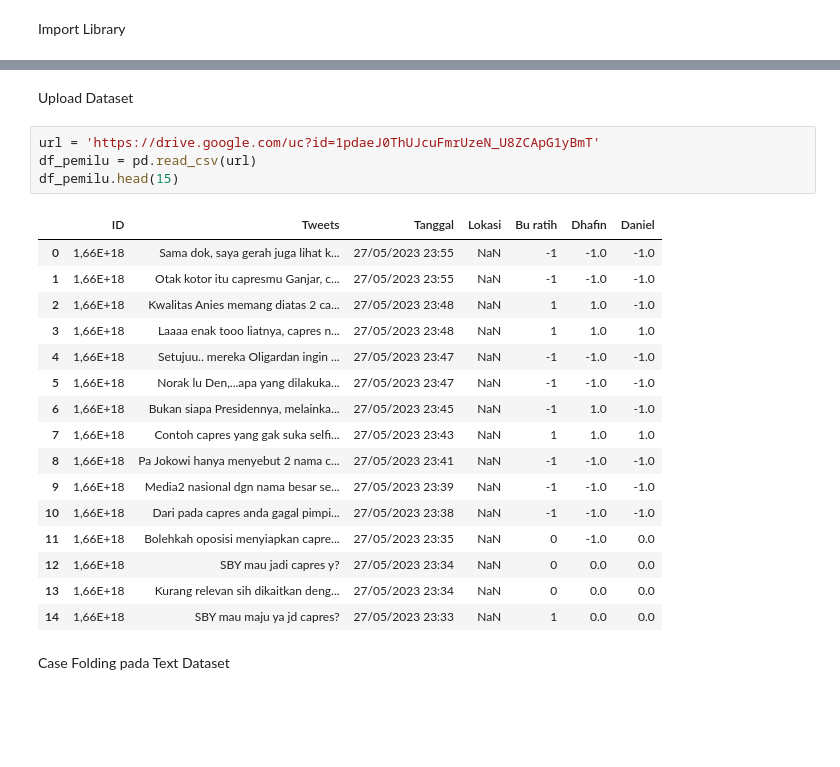
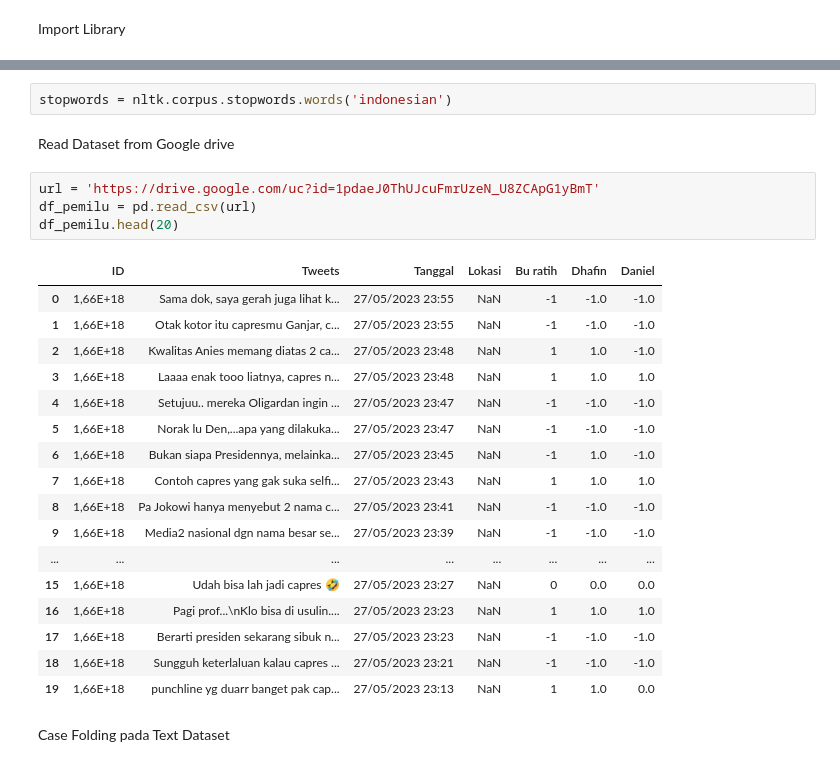
Before and after one commit to fhinnn/Twitter_crawl, a Jupyter notebook: notebook/Textprocessing_Data.ipynb, the cells around one changed output, grey strips where cells are left out. Cells and saved outputs as stored; diff of their text form; blank space fills up the shorter version.

```diff
--- a/notebook/Textprocessing_Data.ipynb
+++ b/notebook/Textprocessing_Data.ipynb
@@ -23,27 +28,30 @@ nltk.download('punkt')
 True
-# %% [markdown]
-Upload Dataset
+# %%
+stopwords = nltk.corpus.stopwords.words('indonesian')
+# %% [markdown]
+Read Dataset from Google drive
 # %%
 url = 'https://drive.google.com/uc?id=1pdaeJ0ThUJcuFmrUzeN_U8ZCApG1yBmT'
 df_pemilu = pd.read_csv(url)
-df_pemilu.head(15)
+df_pemilu.head(20)
 # %% [output]
 |  | ID | Tweets | Tanggal | Lokasi | Bu ratih | Dhafin | Daniel |
 | 0 | 1,66E+18 | Sama dok, saya gerah juga lihat k... | 27/05/2023 23:55 | NaN | -1 | -1.0 | -1.0 |
 | 1 | 1,66E+18 | Otak kotor itu capresmu Ganjar, c... | 27/05/2023 23:55 | NaN | -1 | -1.0 | -1.0 |
 | 2 | 1,66E+18 | Kwalitas Anies memang diatas 2 ca... | 27/05/2023 23:48 | NaN | 1 | 1.0 | -1.0 |
 | 3 | 1,66E+18 | Laaaa enak tooo liatnya, capres n... | 27/05/2023 23:48 | NaN | 1 | 1.0 | 1.0 |
 | 4 | 1,66E+18 | Setujuu.. mereka Oligardan ingin ... | 27/05/2023 23:47 | NaN | -1 | -1.0 | -1.0 |
 | 5 | 1,66E+18 | Norak lu Den,...apa yang dilakuka... | 27/05/2023 23:47 | NaN | -1 | -1.0 | -1.0 |
 | 6 | 1,66E+18 | Bukan siapa Presidennya, melainka... | 27/05/2023 23:45 | NaN | -1 | 1.0 | -1.0 |
 | 7 | 1,66E+18 | Contoh capres yang gak suka selfi... | 27/05/2023 23:43 | NaN | 1 | 1.0 | 1.0 |
 | 8 | 1,66E+18 | Pa Jokowi hanya menyebut 2 nama c... | 27/05/2023 23:41 | NaN | -1 | -1.0 | -1.0 |
 | 9 | 1,66E+18 | Media2 nasional dgn nama besar se... | 27/05/2023 23:39 | NaN | -1 | -1.0 | -1.0 |
-| 10 | 1,66E+18 | Dari pada capres anda gagal pimpi... | 27/05/2023 23:38 | NaN | -1 | -1.0 | -1.0 |
-| 11 | 1,66E+18 | Bolehkah oposisi menyiapkan capre... | 27/05/2023 23:35 | NaN | 0 | -1.0 | 0.0 |
-| 12 | 1,66E+18 | SBY mau jadi capres y? | 27/05/2023 23:34 | NaN | 0 | 0.0 | 0.0 |
-| 13 | 1,66E+18 | Kurang relevan sih dikaitkan deng... | 27/05/2023 23:34 | NaN | 0 | 0.0 | 0.0 |
-| 14 | 1,66E+18 | SBY mau maju ya jd capres? | 27/05/2023 23:33 | NaN | 1 | 0.0 | 0.0 |
+| ... | ... | ... | ... | ... | ... | ... | ... |
+| 15 | 1,66E+18 | Udah bisa lah jadi capres 🤣 | 27/05/2023 23:27 | NaN | 0 | 0.0 | 0.0 |
+| 16 | 1,66E+18 | Pagi prof...\nKlo bisa di usulin.... | 27/05/2023 23:23 | NaN | 1 | 1.0 | 1.0 |
+| 17 | 1,66E+18 | Berarti presiden sekarang sibuk n... | 27/05/2023 23:23 | NaN | -1 | -1.0 | -1.0 |
+| 18 | 1,66E+18 | Sungguh keterlaluan kalau capres ... | 27/05/2023 23:21 | NaN | -1 | -1.0 | -1.0 |
+| 19 | 1,66E+18 | punchline yg duarr banget pak cap... | 27/05/2023 23:13 | NaN | 1 | 1.0 | 0.0 |
 # %% [markdown]
 Case Folding pada Text Dataset
 # %%
```
Also changed, not shown: parts of 16 cells of this notebook, 1 other file.
